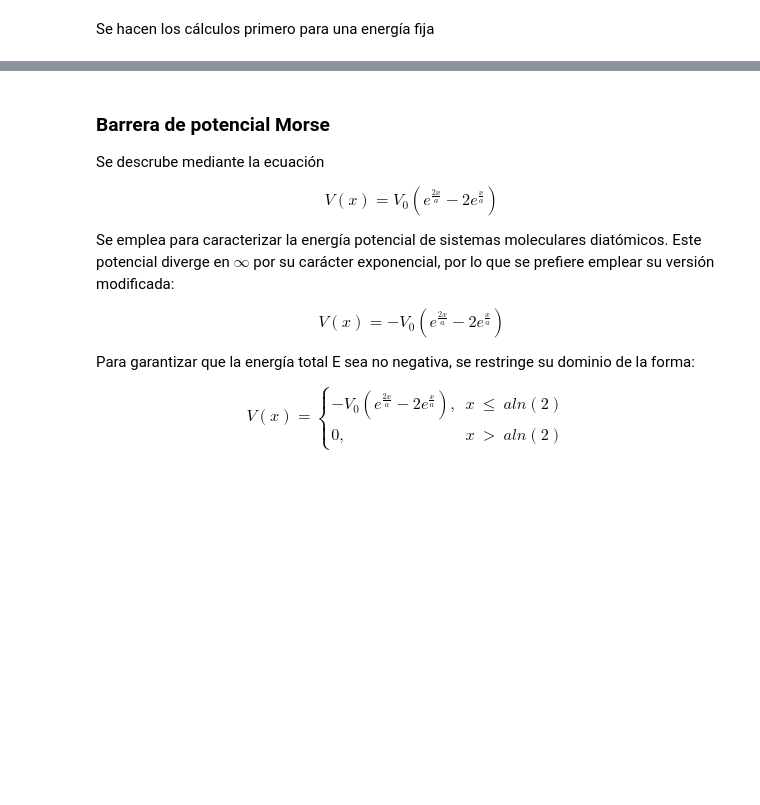
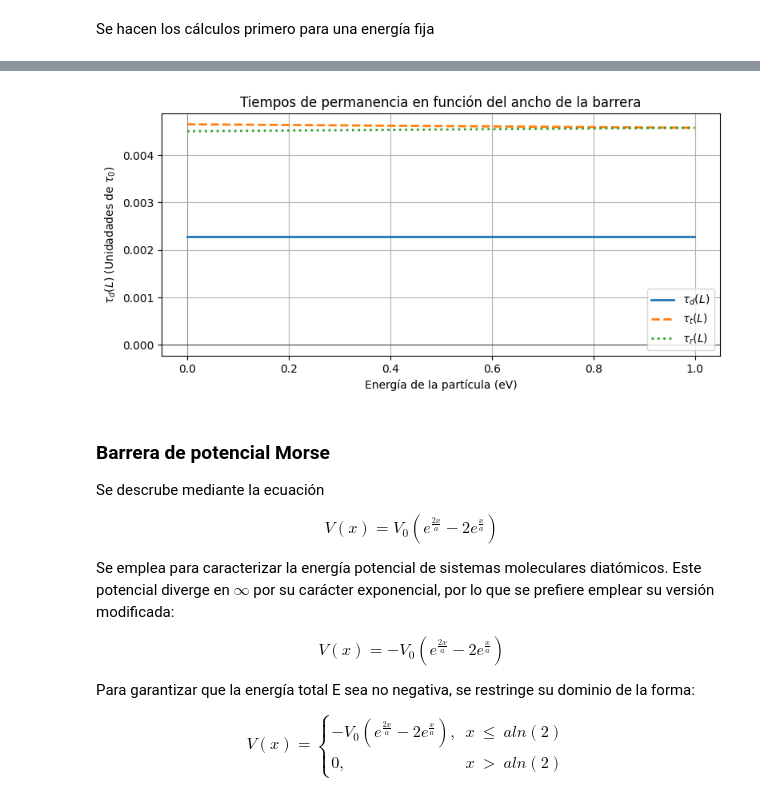
Before and after one commit to CR0NX73/Quantum-Tunnelling-Times, a Jupyter notebook: potenciales.ipynb, the cells around one changed output, grey strips where cells are left out. Drawn from its saved outputs; the diff is of its cells as text; code cells hidden in the pictures; blank space fills up the shorter version.

```diff
--- a/potenciales.ipynb
+++ b/potenciales.ipynb
@@ -290,3 +316,44 @@ tau_d = [m/(hbar*k)*integral.subs(alpha, a) for a in alpha_values]
+# %%
+a_ = 1 #Valor de alpha fijo
+
+#Se dejan los coeficientes de transmisión y de reflexión en función de la energía de la partícula E
+T_c = lambda E: 1 / (1 + np.exp(2*np.pi*(V0 - E)/(hbar*Omega)))
+R_c = lambda E: 1 - T_c(E)
+
+#Se define k en función de la energía
+k_ = lambda E: np.sqrt(2*m*(V0 - E))/hbar
+
+#Se definen los límites de integración de la función de onda en función de la energía
+superior_limit_ = lambda E_: np.sqrt(2 * (V0 - E_) / (m * Omega**2))
+inferior_limit_ = lambda E_: -np.sqrt(2 * (V0 - E_) / (m * Omega**2))
+
+#Se integra la función de onda en función de onda
+integral_ = lambda E_: sp.integrate(product.subs(alpha, a_), (x, inferior_limit_(E_), superior_limit_(E_)))
+# %%
+
+E_values = np.arange(0, V0, 0.001)
+
+tau_d = [m/(hbar*k_(E_))*integral_(E_) for E_ in E_values]
+tau_t = [m/(hbar*k_(E_))*integral_(E_) / T_c(E_) for E_ in E_values]
+tau_r = [m/(hbar*k_(E_))*integral_(E_) / R_c(E_) for E_ in E_values]
+# %%
+#Se grafican los resultados en función del ancho de la barrera
+plt.figure(figsize=(8, 4))
+plt.plot(E_values, tau_d/tau_0, linestyle = '-', label = r"$\tau_d(L)$", lw=2) # Gráfica de tau_d
+plt.plot(E_values, tau_t/tau_0, linestyle = '--',label = r"$\tau_t(L)$", lw=2) # Gráfica de tau_t
+plt.plot(E_values, tau_r/tau_0, linestyle = ':',label = r"$\tau_r(L)$", lw=2) # Gráfica de tau_r
+
+plt.title('Tiempos de permanencia en función del ancho de la barrera')
+plt.xlabel(r'Energía de la partícula (eV)')
+plt.ylabel(r'$\tau_d(L)$ (Unidadades de $\tau_0$)')
+plt.legend()
+plt.grid(True)
+plt.axhline(0, color='black', lw=0.5)
+plt.axvline(0, color='gray', linestyle='--', lw=0.5)
+plt.tight_layout()
+plt.show()
+# %% [output]
+[figure, added]
 # %% [markdown]
 <h3>Barrera de potencial Morse </h3>
 
```
Also changed, not shown: parts of 6 cells of this notebook.
